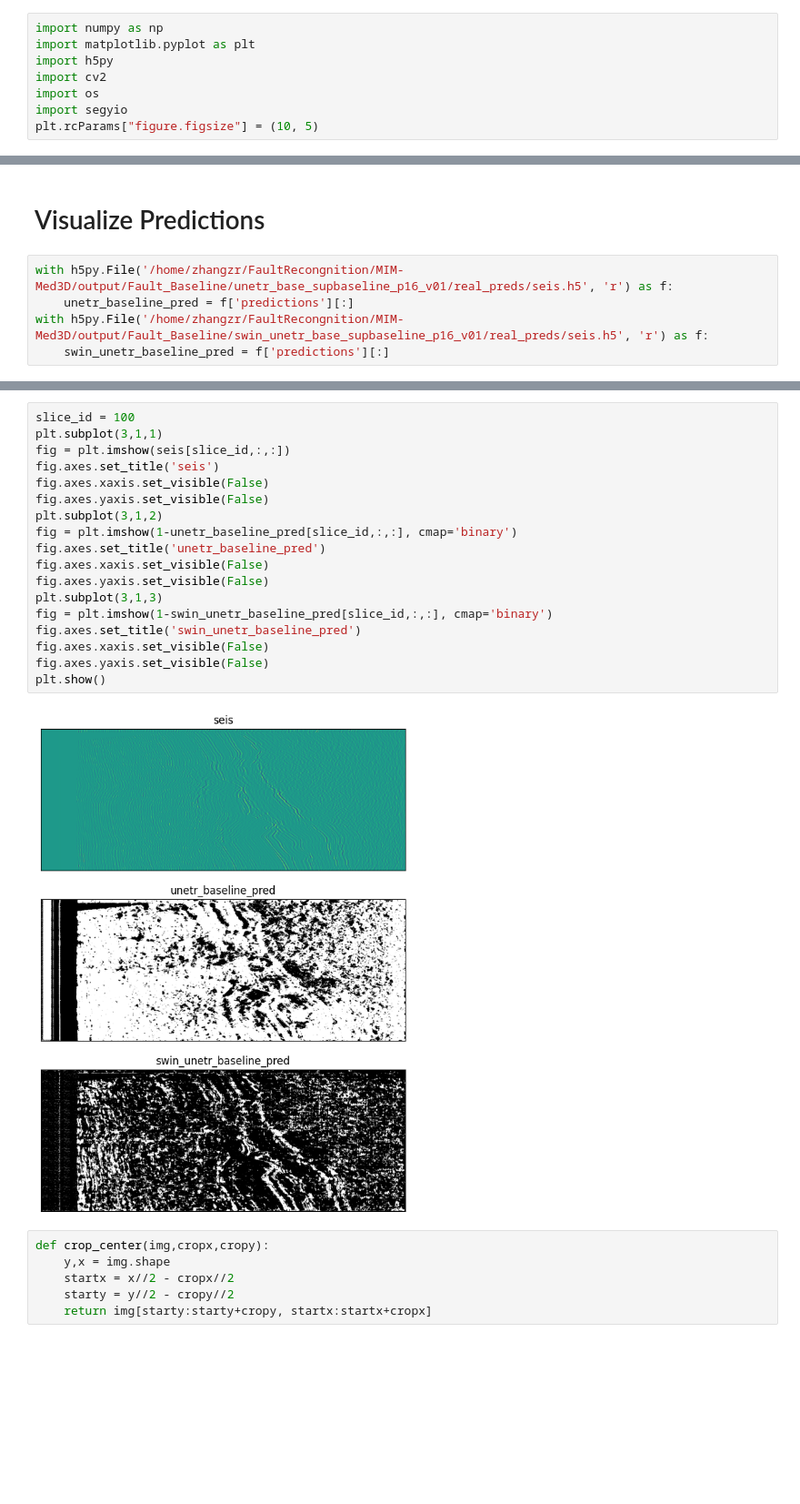
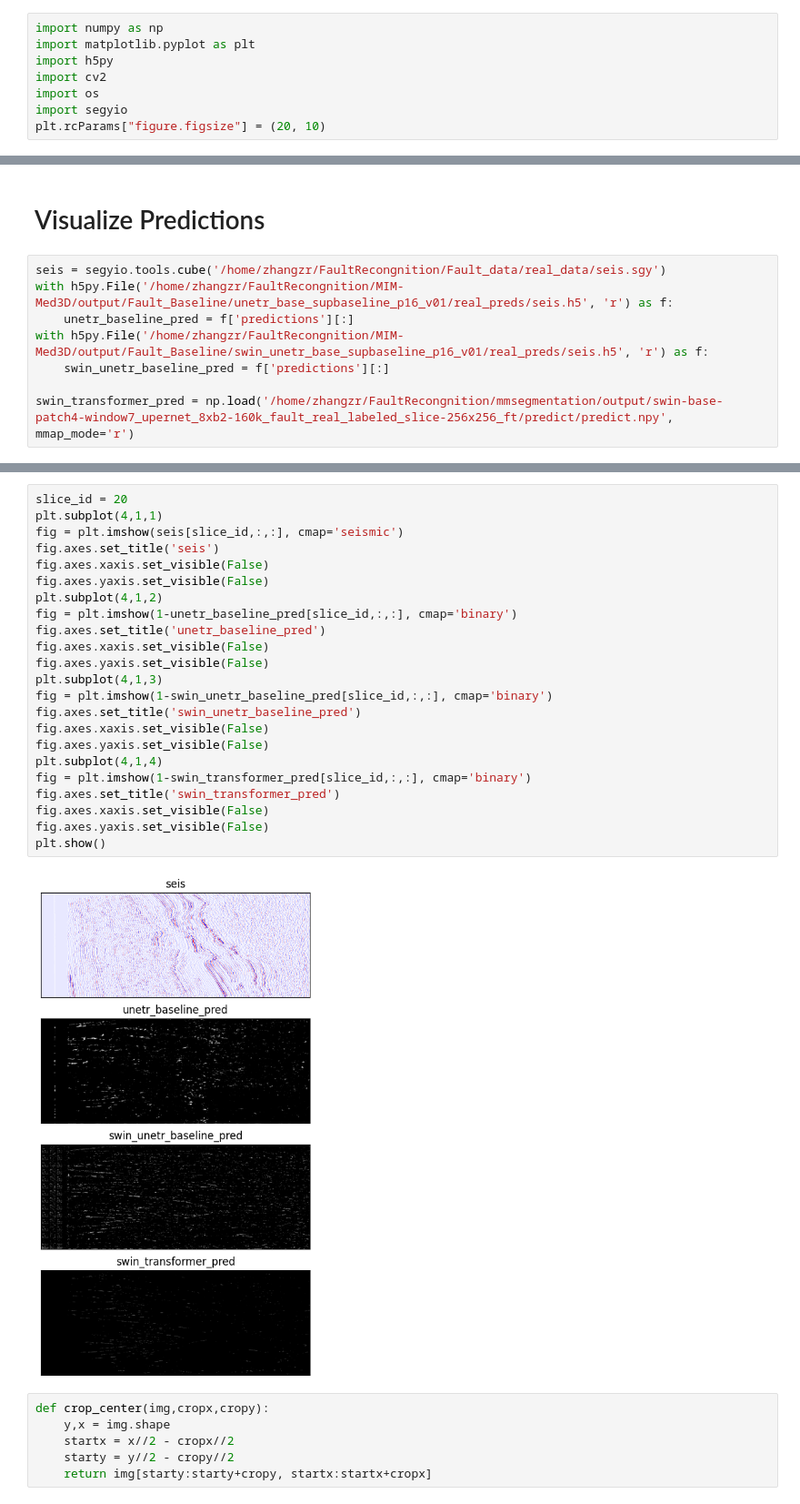
Before and after one commit to Kinlyran/Fault_Recong_zzr, a Jupyter notebook: visualize.ipynb, the cells around one changed output, grey strips where cells are left out. Shown at 91% size. Cells and saved outputs as stored; diff of their text form; blank space fills up the shorter version.

```diff
--- a/visualize.ipynb
+++ b/visualize.ipynb
@@ -5,7 +5,7 @@ import h5py
 import cv2
 import os
 import segyio
-plt.rcParams["figure.figsize"] = (10, 5)
+plt.rcParams["figure.figsize"] = (20, 10)
 # %% [markdown]
 # Read Seis
 # %%
@@ -27,7 +27,10 @@ plt.imshow(unetr_baseline_pred[:,:,slice_id], cmap='gray', alpha=0.7)
 # %% [markdown]
 # Visualize Predictions
 # %%
+seis = segyio.tools.cube('/home/zhangzr/FaultRecongnition/Fault_data/real_data/seis.sgy')
 with h5py.File('/home/zhangzr/FaultRecongnition/MIM-Med3D/output/Fault_Baseline/unetr_base_supbaseline_p16_v01/real_preds/seis.h5', 'r') as f:
     unetr_baseline_pred = f['predictions'][:]
 with h5py.File('/home/zhangzr/FaultRecongnition/MIM-Med3D/output/Fault_Baseline/swin_unetr_base_supbaseline_p16_v01/real_preds/seis.h5', 'r') as f:
     swin_unetr_baseline_pred = f['predictions'][:]
+
+swin_transformer_pred = np.load('/home/zhangzr/FaultRecongnition/mmsegmentation/output/swin-base-patch4-window7_upernet_8xb2-160k_fault_real_labeled_slice-256x256_ft/predict/predict.npy', mmap_mode='r')
@@ -36,23 +37,28 @@ FileNotFoundError: [Errno 2] Unable to open file (unable to open file: name = '/
 # %%
-slice_id = 100
-plt.subplot(3,1,1)
-fig = plt.imshow(seis[slice_id,:,:])
+slice_id = 20
+plt.subplot(4,1,1)
+fig = plt.imshow(seis[slice_id,:,:], cmap='seismic')
 fig.axes.set_title('seis')
 fig.axes.xaxis.set_visible(False)
 fig.axes.yaxis.set_visible(False)
-plt.subplot(3,1,2)
+plt.subplot(4,1,2)
 fig = plt.imshow(1-unetr_baseline_pred[slice_id,:,:], cmap='binary')
 fig.axes.set_title('unetr_baseline_pred')
 fig.axes.xaxis.set_visible(False)
 fig.axes.yaxis.set_visible(False)
-plt.subplot(3,1,3)
+plt.subplot(4,1,3)
 fig = plt.imshow(1-swin_unetr_baseline_pred[slice_id,:,:], cmap='binary')
 fig.axes.set_title('swin_unetr_baseline_pred')
 fig.axes.xaxis.set_visible(False)
 fig.axes.yaxis.set_visible(False)
+plt.subplot(4,1,4)
+fig = plt.imshow(1-swin_transformer_pred[slice_id,:,:], cmap='binary')
+fig.axes.set_title('swin_transformer_pred')
+fig.axes.xaxis.set_visible(False)
+fig.axes.yaxis.set_visible(False)
 plt.show()
 # %% [output]
-[figure, old version]
+[figure, new version]
 # %%
 def crop_center(img,cropx,cropy):
     y,x = img.shape
```
Also changed, not shown: parts of 2 cells of this notebook, 3 other files.
